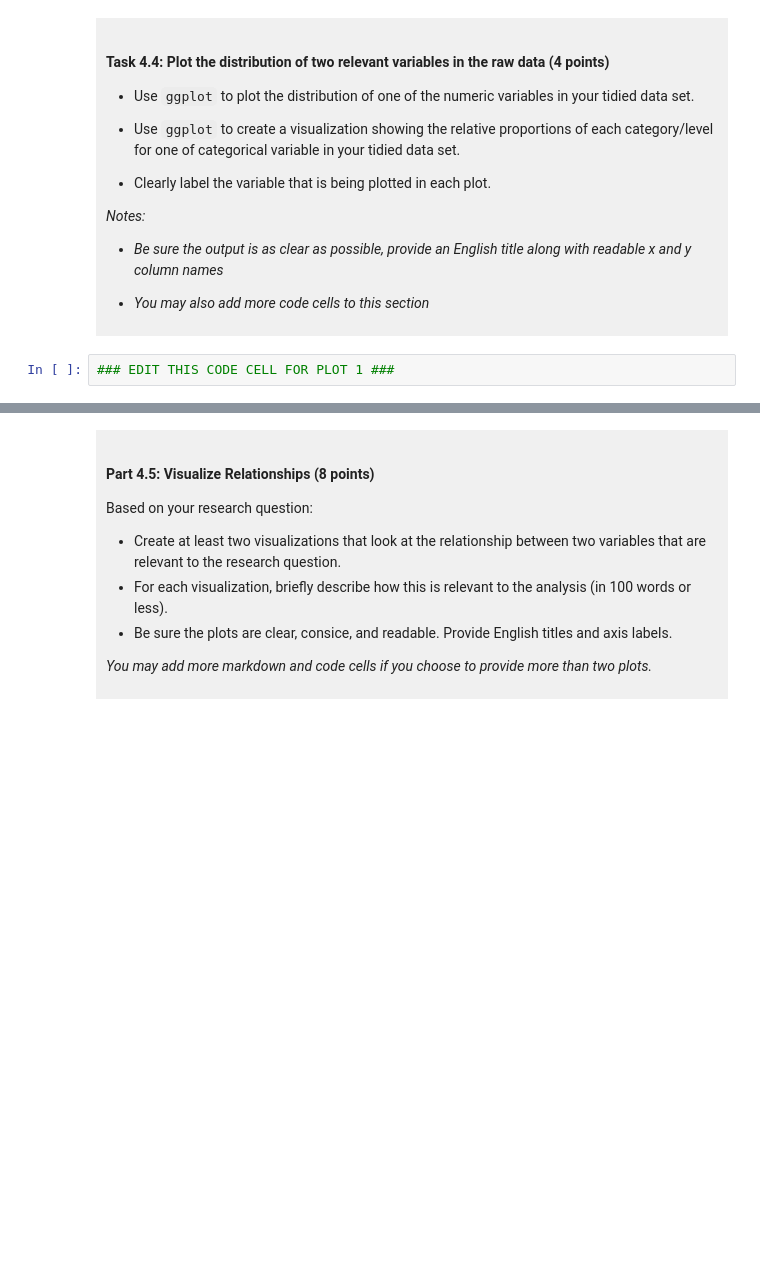
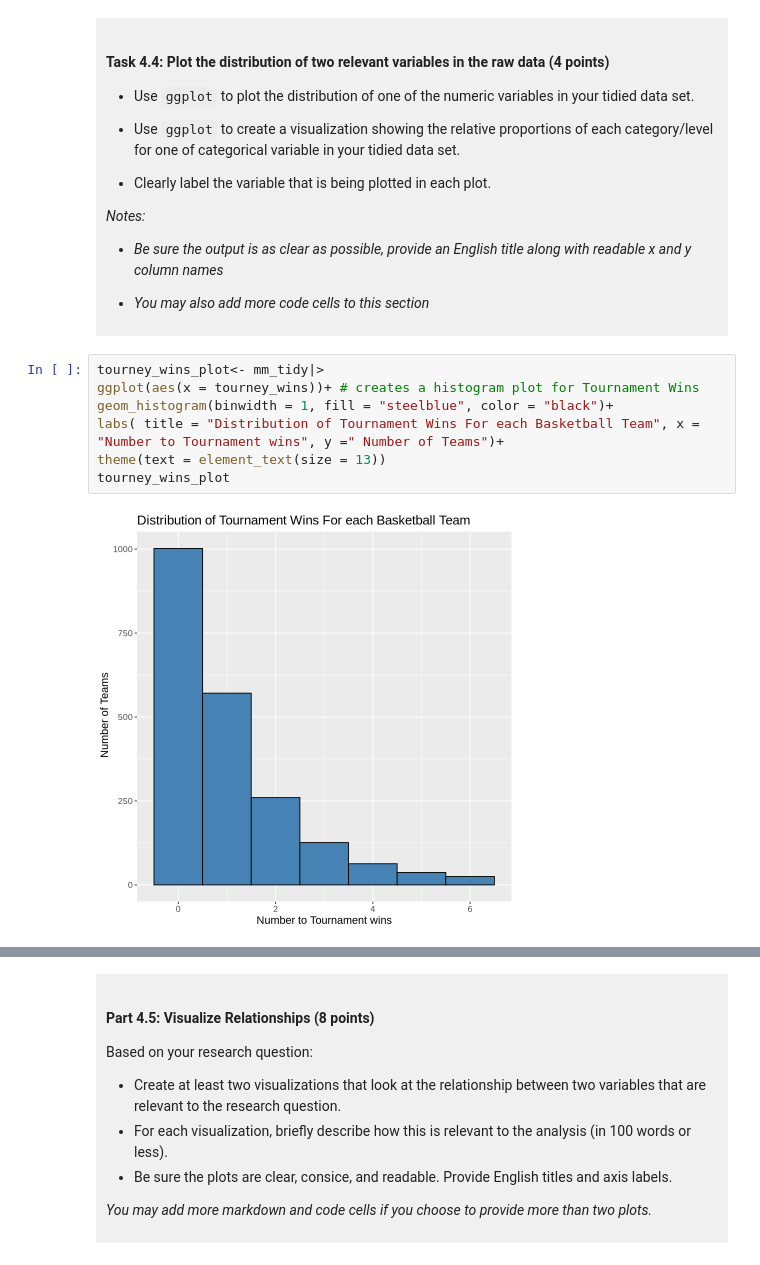
Before and after one commit to Ianlaw987/dsci-100-project-Ian-Law, a Jupyter notebook: dsci-100-project-notebook.ipynb, the cells around one changed output, grey strips where cells are left out. Cells and saved outputs as stored; diff of their text form; blank space fills up the shorter version.

```diff
--- a/dsci-100-project-notebook.ipynb
+++ b/dsci-100-project-notebook.ipynb
@@ -345,5 +369,12 @@ A tibble: 12 × 2
 
 </div>
 # %%
-### EDIT THIS CODE CELL FOR PLOT 1 ###
+tourney_wins_plot<- mm_tidy|>
+ggplot(aes(x = tourney_wins))+ # creates a histogram plot for Tournament Wins
+geom_histogram(binwidth = 1, fill = "steelblue", color = "black")+
+labs( title = "Distribution of Tournament Wins For each Basketball Team", x = "Number to Tournament wins", y =" Number of Teams")+
+theme(text = element_text(size = 13))
+tourney_wins_plot
+# %% [output]
+[figure, added]
 # %%
```
Also changed, not shown: parts of 13 cells of this notebook.
